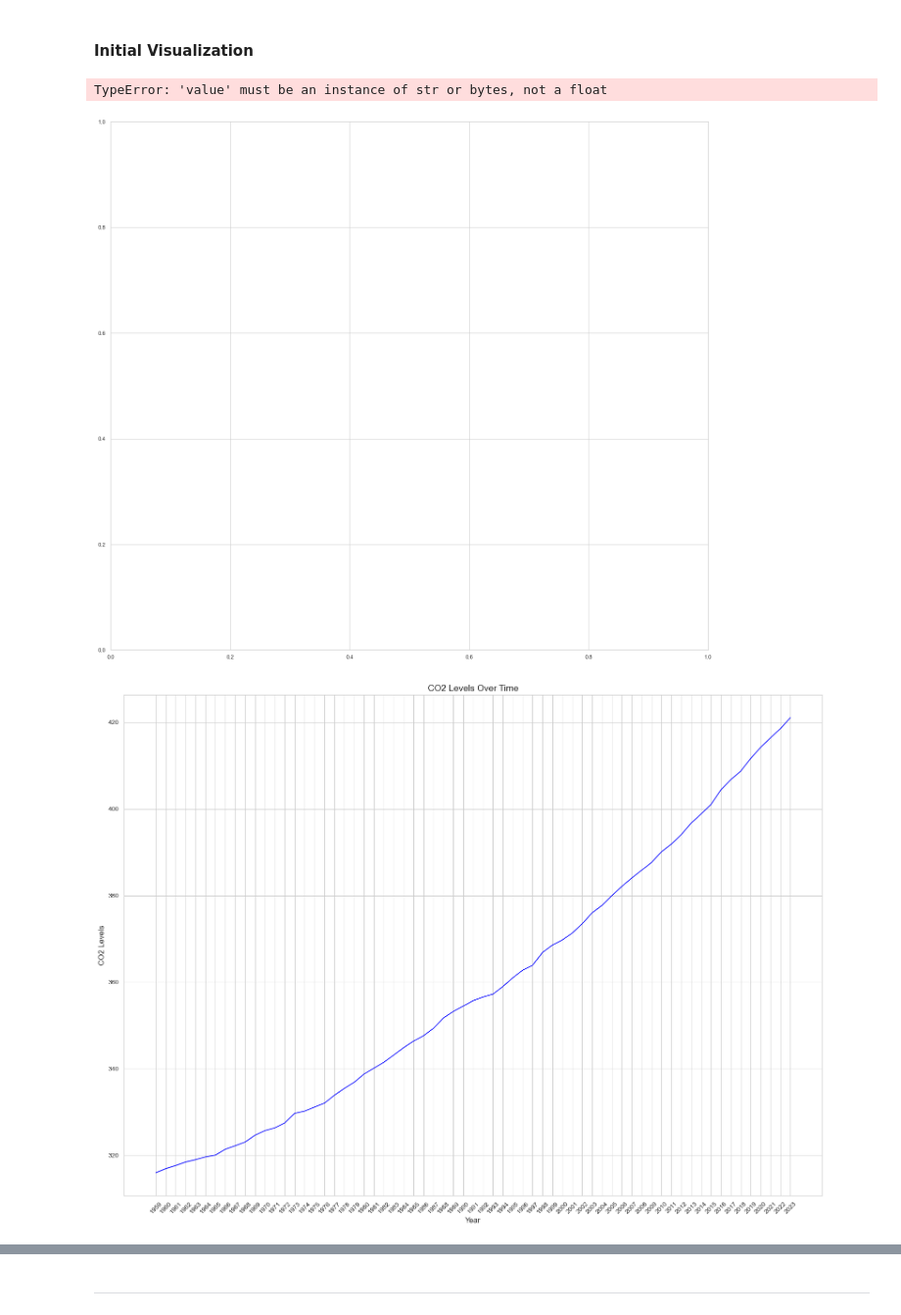
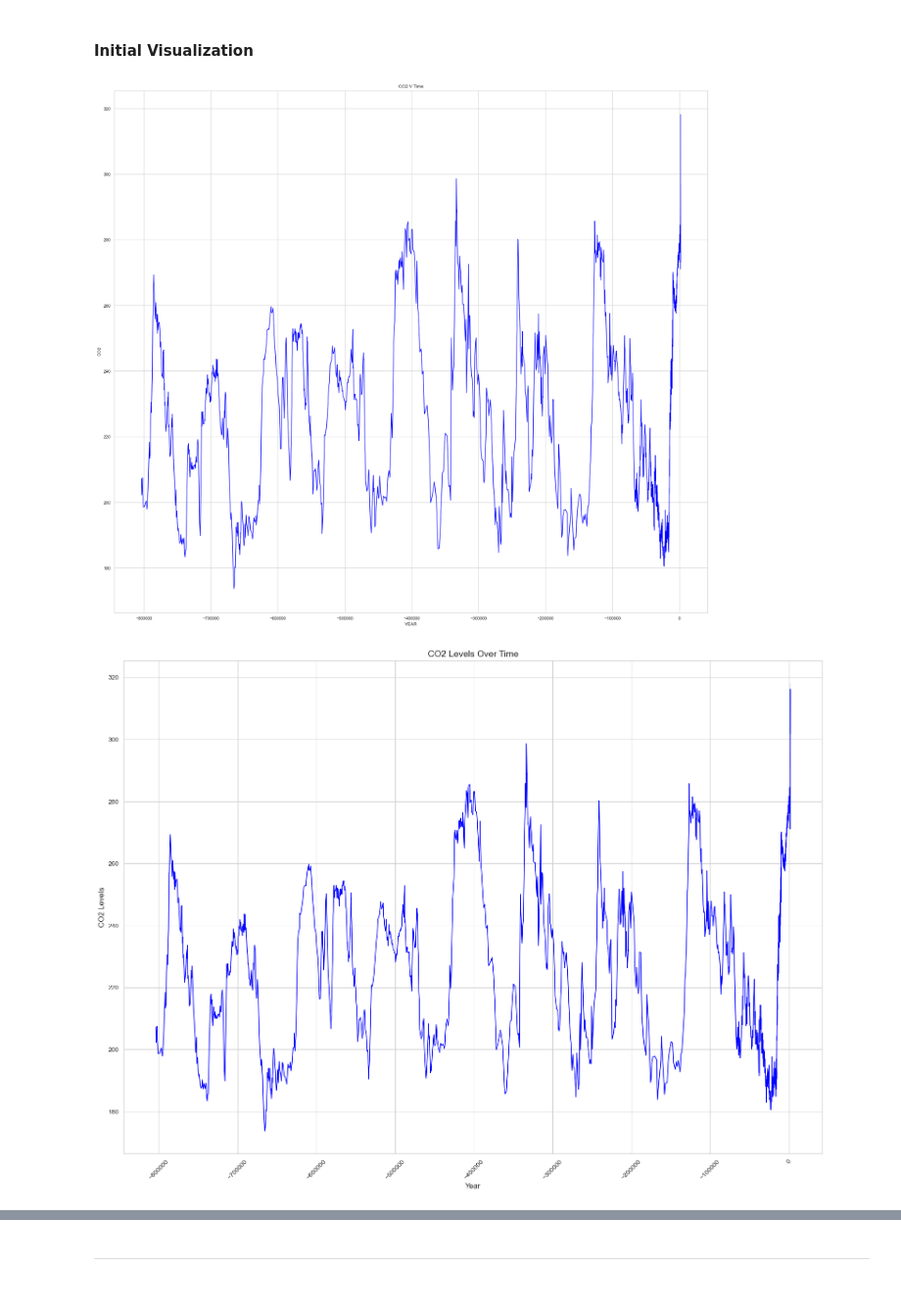
Before and after one commit to rebhanqui/programming-data-project-2, a Jupyter notebook: c02-v-temperature.ipynb, the cells around one changed output, grey strips where cells are left out. Shown at 98% size. Cells and saved outputs as stored; diff of their text form; code cells hidden in the pictures.

Commit message:
edits made, some data was not significant and could not use so removed, only realised after plotting data

```diff
--- a/c02-v-temperature.ipynb
+++ b/c02-v-temperature.ipynb
@@ -157,7 +160,7 @@ KeyError: 'co2'
 # %%
 #Matplotlib Line plot
 plt.figure(figsize=(18, 16))
-plt.plot(mergeepica1["year"], mergeepica1["co2"], color="blue")
+plt.plot(mergeepica1["year"], mergeepica1["co2epica8kyr1"], color="blue")
 plt.xlabel("YEAR")
 plt.ylabel("CO2")
 plt.xticks()
@@ -166,33 +169,32 @@ plt.title("CO2 V Time")
 plt.tight_layout()
 plt.savefig("lineplot1.png")
 # %% [output]
-TypeError: 'value' must be an instance of str or bytes, not a float
-[figure, old version]
+[figure, new version]
 # %%
 #SNS Lineplot
 #style
 sns.set_style("whitegrid")
 sns.set_context("paper")  # Adjust context to paper for smaller font sizes
 
 #size
 plt.figure(figsize=(16, 12))
 
 #lineplot
-sns.lineplot(data=mergeepica1, x="year", y="co2", color="blue")
+sns.lineplot(data=mergeepica1, x="year", y="co2epica8kyr1", color="blue")
 
 #labels
 plt.xlabel("Year", fontsize=12)
 plt.ylabel("CO2 Levels", fontsize=12)
 plt.title("CO2 Levels Over Time", fontsize=14)
 plt.xticks(rotation=45)
 
 #ticks spacing
 plt.xticks(fontsize=10)
 plt.yticks(fontsize=10)
 
 
 plt.tight_layout()  #additional spacing
 plt.savefig("snslineplotnew.png")
 # %% [output]
-[figure, old version]
+[figure, new version]
 # %% [markdown]
```
Also changed, not shown: parts of 13 cells of this notebook, 7 other files.
